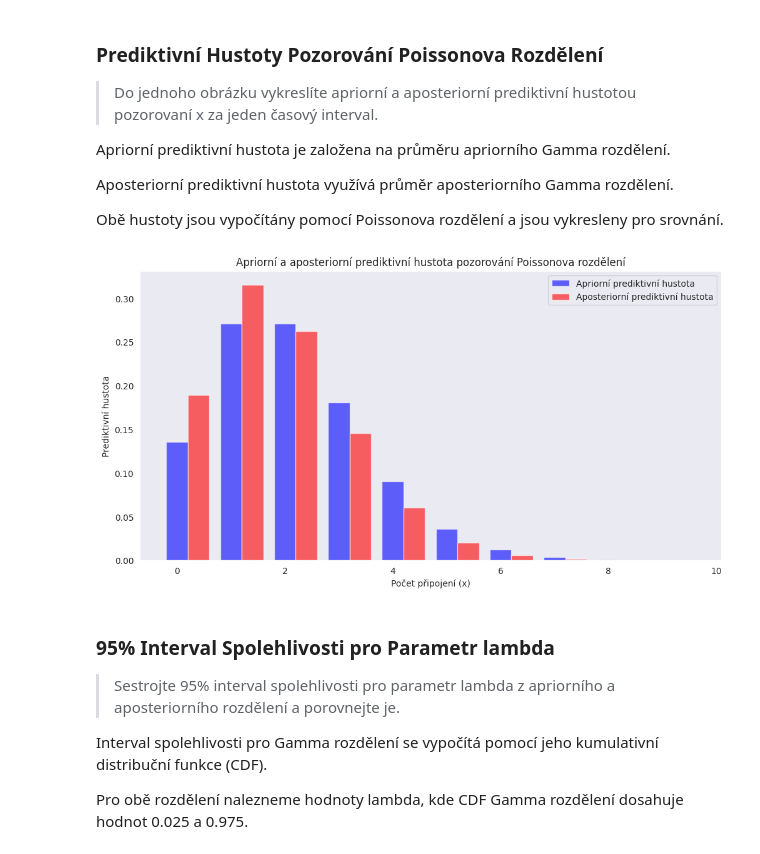
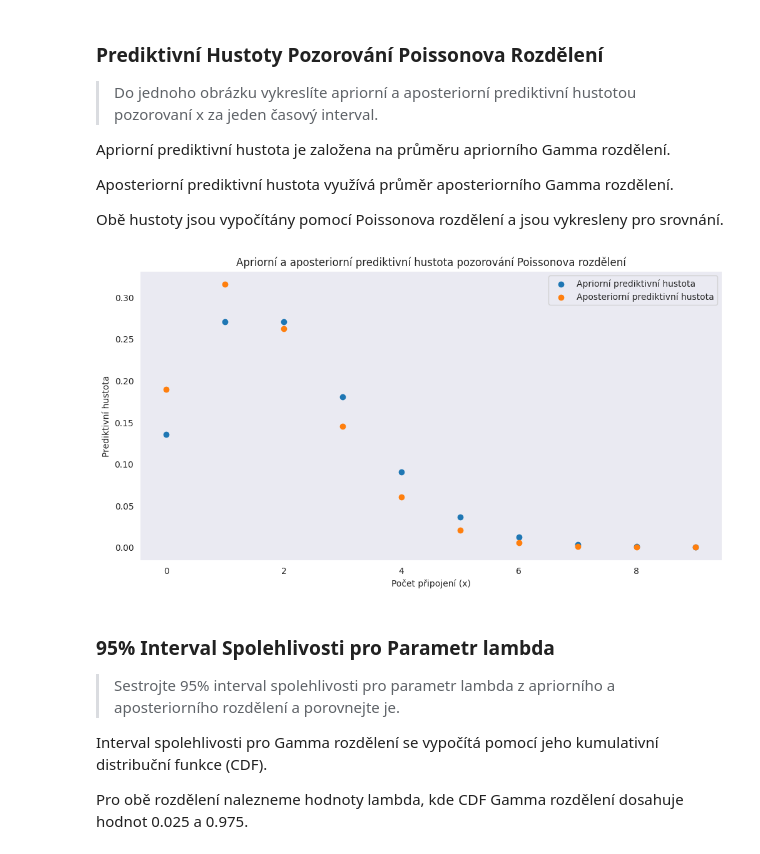
Before and after one commit to terrorgarten/MSP_P2, a Jupyter notebook: scripts/bayes_estimates.ipynb, the cells around one changed output. Cells and saved outputs as stored; diff of their text form; code cells hidden in the pictures.

```diff
--- a/scripts/bayes_estimates.ipynb
+++ b/scripts/bayes_estimates.ipynb
@@ -82,23 +69,23 @@ Obě hustoty jsou vypočítány pomocí Poissonova rozdělení a jsou vykresleny
 # %%
 lambda_apriori_mean = alpha_prior / beta_prior
 lambda_aposteriori_mean = alpha_posterior / beta_posterior
 
 x_values = np.arange(0, 10)
 
 apriori_predictive_density = poisson.pmf(x_values, lambda_apriori_mean)
 aposteriori_predictive_density = poisson.pmf(x_values, lambda_aposteriori_mean)
 
 plt.figure(figsize=(12, 6))
-plt.bar(x_values, apriori_predictive_density, width=0.4, label='Apriorní prediktivní hustota', alpha=0.6, align='center', color='blue')
-plt.bar(x_values + 0.4, aposteriori_predictive_density, width=0.4, label='Aposteriorní prediktivní hustota', alpha=0.6, align='center', color='red')
+plt.scatter(x_values, apriori_predictive_density, label='Apriorní prediktivní hustota')
+plt.scatter(x_values, aposteriori_predictive_density, label='Aposteriorní prediktivní hustota')
 plt.title('Apriorní a aposteriorní prediktivní hustota pozorování Poissonova rozdělení')
 plt.xlabel('Počet připojení (x)')
 plt.ylabel('Prediktivní hustota')
 plt.legend()
 plt.grid()
 plt.show()
 # %% [output]
-[figure, old version]
+[figure, new version]
 # %% [markdown]
 ### 95% Interval Spolehlivosti pro Parametr lambda
 
```
Also changed, not shown: parts of 3 cells of this notebook, 1 other file.
